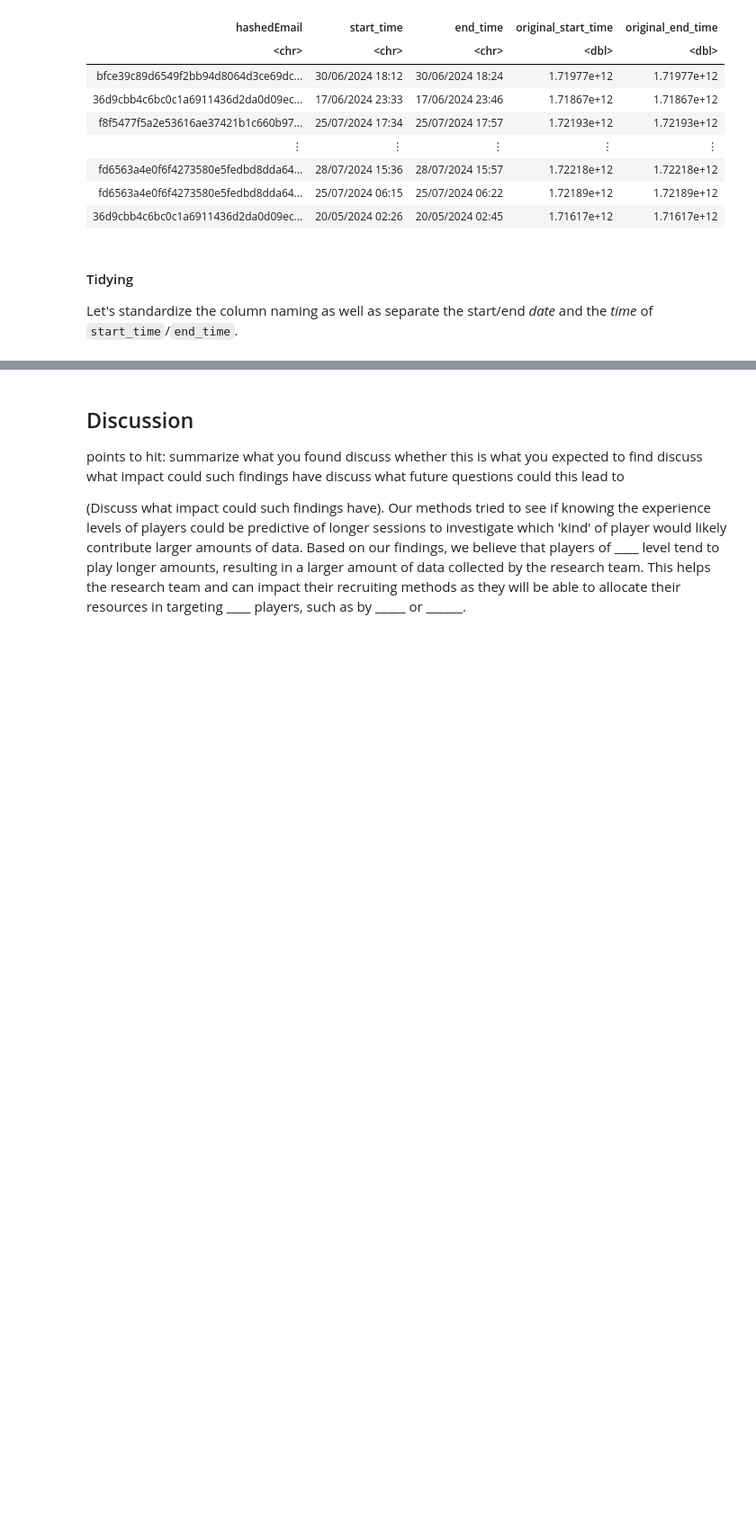
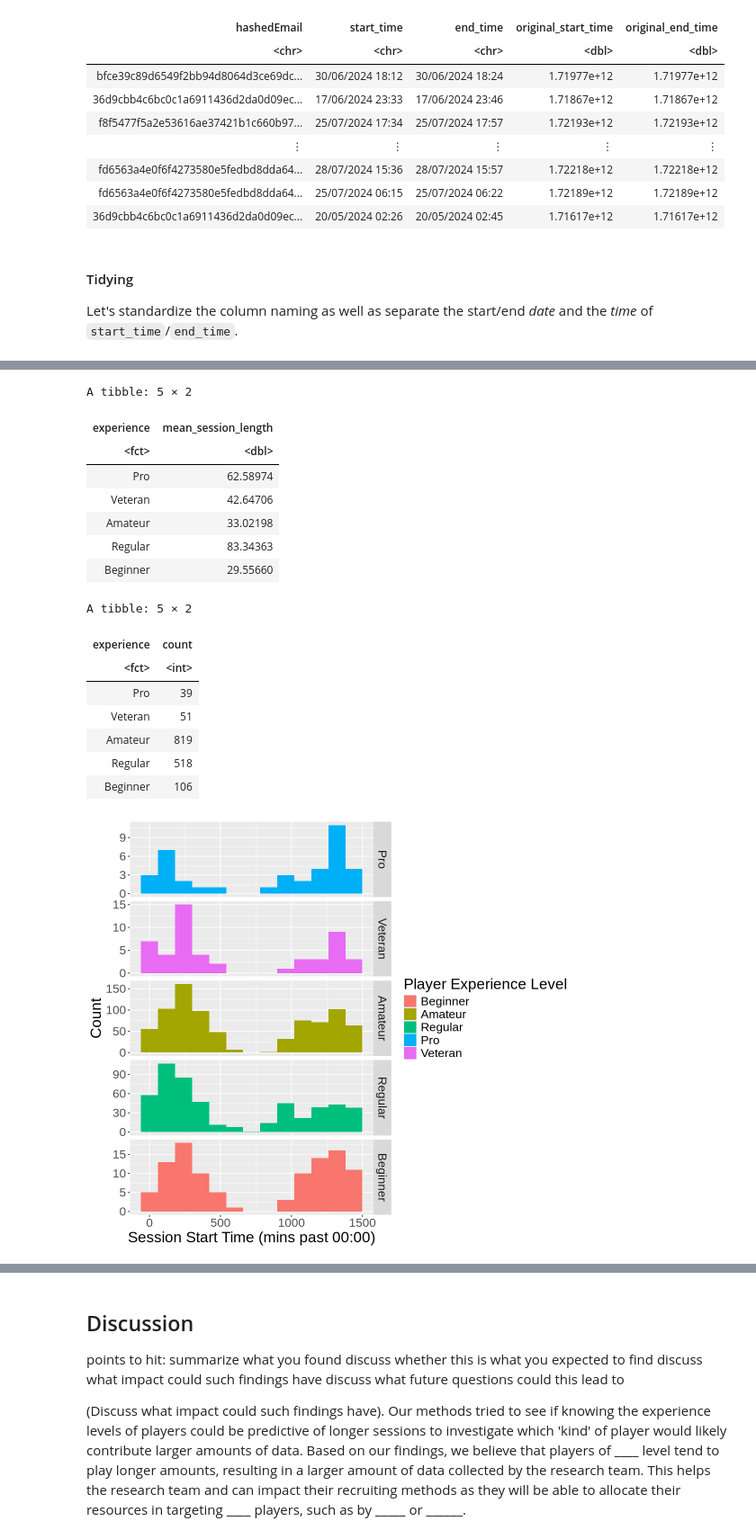
Before and after one commit to Booch58/Group-project, a Jupyter notebook: project_final_report.ipynb, the cells around one changed output, grey strips where cells are left out. Shown at 90% size. Drawn from its saved outputs; the diff is of its cells as text; code cells hidden in the pictures; blank space fills up the shorter version.

Commit message:
Added To the methods and results
Specifically added summary tables and histograms

```diff
--- a/project_final_report.ipynb
+++ b/project_final_report.ipynb
@@ -119,0 +122,13 @@ A tibble: 1535 × 7
+# %%
+sessions_mid <- sessions |>
+    filter(end_date != start_date) |>
+    mutate(end_time = end_time + 1440)
+
+
+sessions_day <- sessions |>
+    filter(end_date == start_date)
+
+sessions_adj <- sessions_mid |>
+    bind_rows(sessions_day)
+
+sessions_adj
@@ -119,0 +153,47 @@ A tibble: 1535 × 7
+# %%
+named_sessions <- sessions_adj |>
+    merge(players)
+
+lengths <- named_sessions |>
+    mutate(length = end_time - start_time) |>
+    select(length, experience) |>
+    group_by(experience) |>
+    summarize(mean_session_length = mean(length))
+
+lengths
+
+populations <- named_sessions |>
+    group_by(experience) |>
+    summarize(count = n()) |>
+    select(experience, count)
+
+populations
+
+start_grid <- named_sessions |>
+    ggplot(aes(x=start_time, fill = factor(experience, levels = c("Beginner","Amateur","Regular","Pro","Veteran")))) +
+        geom_histogram(binwidth = 120) +
+        facet_grid(rows = vars(experience), scale = "free_y") +
+        labs(x="Session Start Time (mins past 00:00)",
+             y="Count",
+             fill="Player Experience Level") +
+        theme(text = element_text(size = 20))
+
+start_grid
+# %% [output]
+A tibble: 5 × 2
+| experience | mean_session_length |
+| <fct> | <dbl> |
+| Pro | 62.58974 |
+| Veteran | 42.64706 |
+| Amateur | 33.02198 |
+| Regular | 83.34363 |
+| Beginner | 29.55660 |
+A tibble: 5 × 2
+| experience | count |
+| <fct> | <int> |
+| Pro | 39 |
+| Veteran | 51 |
+| Amateur | 819 |
+| Regular | 518 |
+| Beginner | 106 |
+[figure, added]
```
Also changed, not shown: parts of 6 cells of this notebook.
